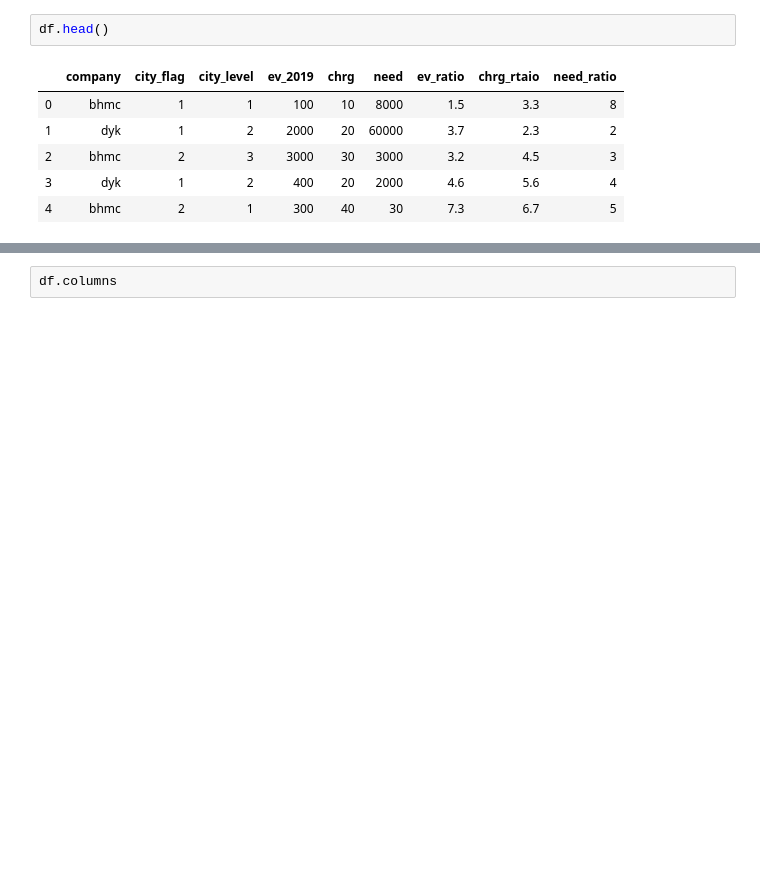
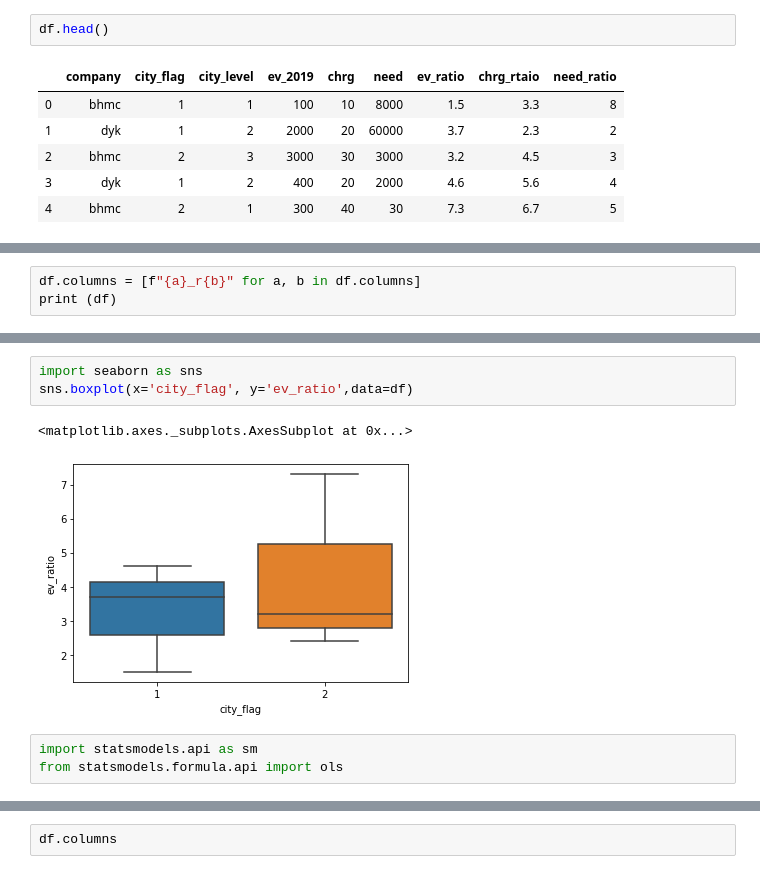
Before and after one commit to bbiyongel/TIL, a Jupyter notebook: visualization/pairgrid_v0.ipynb, the cells around one changed output, grey strips where cells are left out. Cells and saved outputs as stored; diff of their text form; blank space fills up the shorter version.

```diff
--- a/visualization/pairgrid.ipynb
+++ b/visualization/pairgrid_v0.ipynb
@@ -20,0 +78,3 @@ df.head()
+# %%
+df.columns = [f"{a}_r{b}" for a, b in df.columns]
+print (df)
@@ -20,0 +245,9 @@ df.head()
+# %%
+import seaborn as sns
+sns.boxplot(x='city_flag', y='ev_ratio',data=df)
+# %% [output]
+<matplotlib.axes._subplots.AxesSubplot at 0x...>
+[figure, added]
+# %%
+import statsmodels.api as sm
+from statsmodels.formula.api import ols
```
Also changed, not shown: parts of 40 cells of this notebook, 7 other files.
